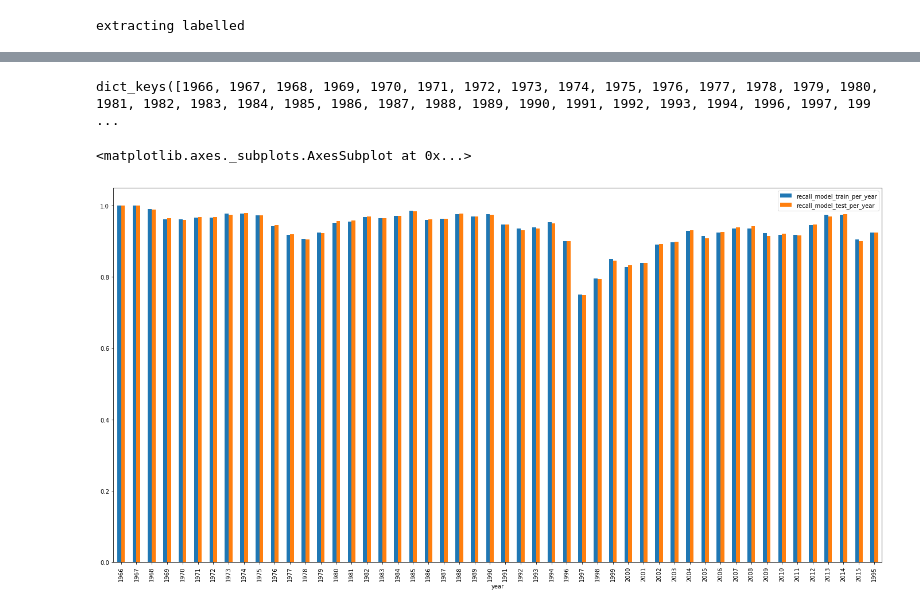
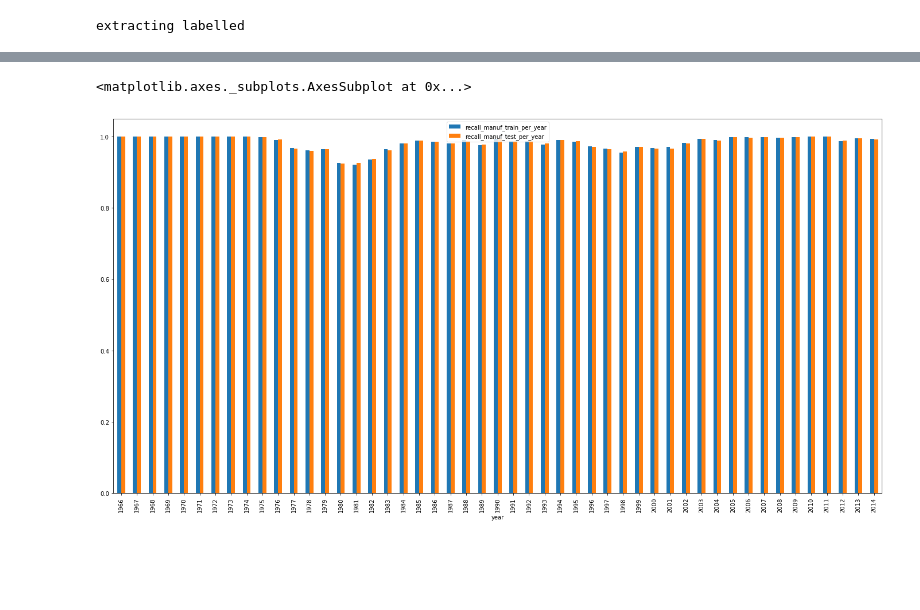
Before and after one commit to MetOffice/XBTs_classification, a Jupyter notebook: classification/first_ml_paper.ipynb, the cells around one changed output, grey strips where cells are left out. Saved outputs shown, nothing was run; the diff lists cells and outputs as text; code cells hidden in the pictures; blank space fills up the shorter version.

```diff
--- a/classification/first_ml_paper.ipynb
+++ b/classification/first_ml_paper.ipynb
@@ -50,9 +53,6 @@ xbt_full_dataset = XbtDataset(env_data_dirs[environment], env_date_ranges[enviro
 xbt_labelled = xbt_full_dataset.filter_obs('labelled', 'labelled')
 # %% [output]
 extracting labelled
-# %%
-xbt_labelled.xbt_df = xbt_labelled.xbt_df[xbt_labelled.xbt_df.max_depth < 2000.0]
-xbt_labelled.xbt_df = xbt_labelled.xbt_df[xbt_labelled.xbt_df.max_depth > 0.0]
 # %%
 imeta_classes = xbt_labelled.xbt_df.apply(imeta_classification, axis=1)
 # %%
@@ -127,5 +92,3 @@ results_model1[year] = classify_nnet(xbt_subset, input_feature_names, 'model')
-# %%
-results_manufacturer1[year] = classify_nnet(xbt_subset, input_feature_names, 'manufacturer')
 # %%
 imeta_results = []
 for year in range(env_date_ranges[environment][0],env_date_ranges[environment][1]+1):
@@ -179,9 +124,5 @@ processing year 1983
 # %%
 imeta_res_df = pandas.DataFrame.from_records(imeta_results)
-# %%
-results_manufacturer1.keys()
-# %% [output]
-dict_keys([1966, 1967, 1968, 1969, 1970, 1971, 1972, 1973, 1974, 1975, 1976, 1977, 1978, 1979, 1980, 1981, 1982, 1983, 1984, 1985, 1986, 1987, 1988, 1989, 1990, 1991, 1992, 1993, 1994, 1996, 1997, 199 ...
 # %%
 res_manuf_df = pandas.DataFrame({
 'year' :list( results_manufacturer1.keys()),
@@ -209,10 +150,10 @@ res_manuf_df = pandas.DataFrame({
 })
 res_manuf_df.sort_values(by='year', inplace=True)
 # %%
-res_model_df.plot.bar(x='year',y=['recall_model_train_per_year','recall_model_test_per_year'], figsize=(24,12))
+res_manuf_df.plot.bar(x='year',y=['recall_manuf_train_per_year','recall_manuf_test_per_year'], figsize=(24,12))
 # %% [output]
 <matplotlib.axes._subplots.AxesSubplot at 0x...>
-[figure, old version]
+[figure, new version]
 # %%
 res_model_df = pandas.DataFrame({
 'year' : list(results_model1),
```
Also changed, not shown: parts of 10 cells of this notebook.
